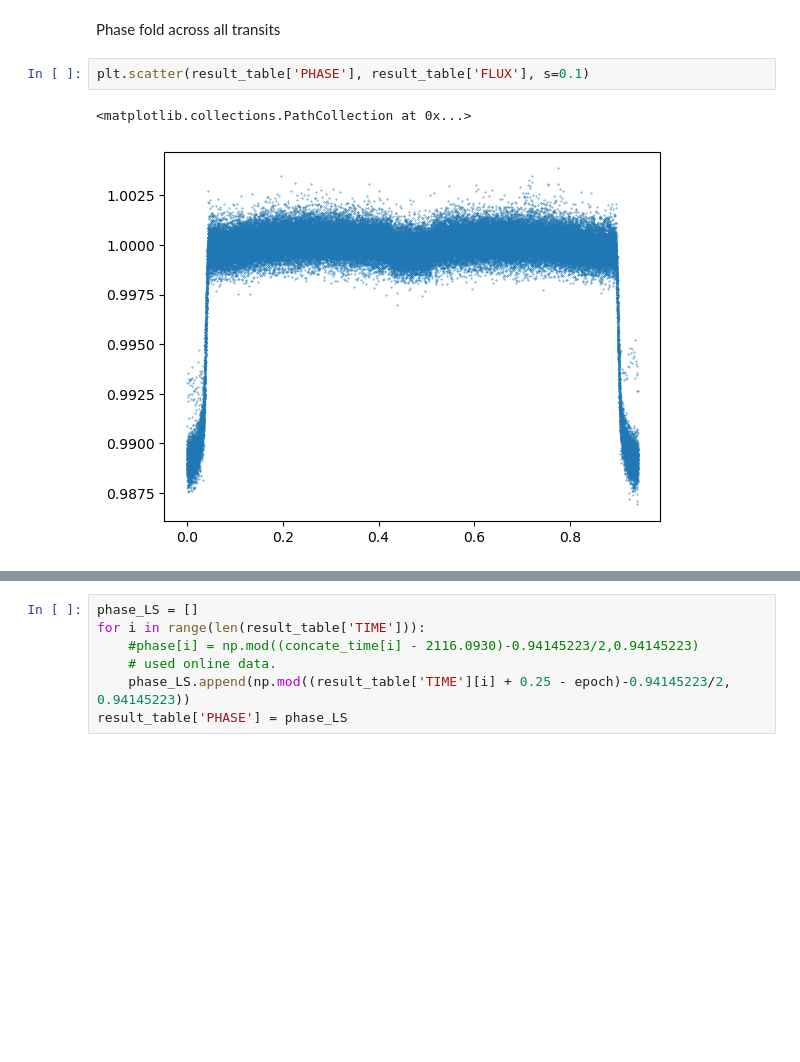
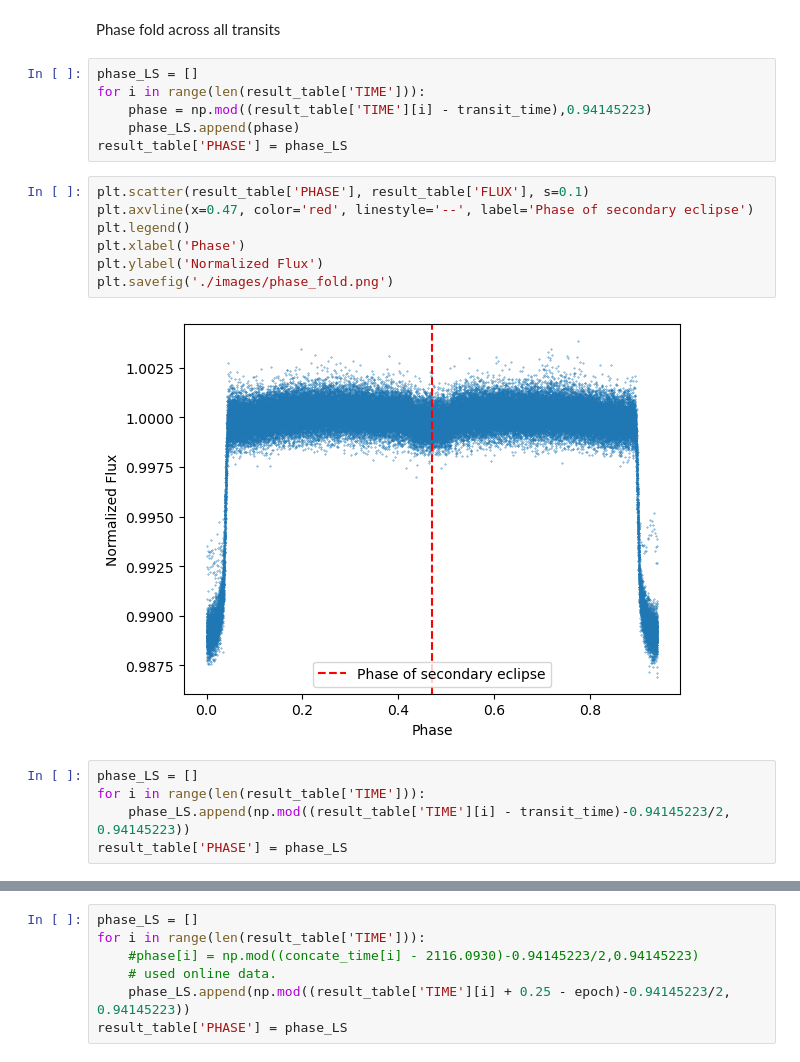
Before and after one commit to cassiemetzger/wasp_18b, a Jupyter notebook: project.ipynb, the cells around one changed output, grey strips where cells are left out. Drawn from its saved outputs; the diff is of its cells as text; blank space fills up the shorter version.

```diff
--- a/project.ipynb
+++ b/project.ipynb
@@ -320,7 +308,22 @@ plt.legend()
 # %% [markdown]
 Phase fold across all transits
-# %%
-plt.scatter(result_table['PHASE'], result_table['FLUX'], s=0.1)
-# %% [output]
-<matplotlib.collections.PathCollection at 0x...>
-[figure, removed]
+# %%
+phase_LS = []
+for i in range(len(result_table['TIME'])):
+    phase = np.mod((result_table['TIME'][i] - transit_time),0.94145223)
+    phase_LS.append(phase)
+result_table['PHASE'] = phase_LS
+# %%
+plt.scatter(result_table['PHASE'], result_table['FLUX'], s=0.1)
+plt.axvline(x=0.47, color='red', linestyle='--', label='Phase of secondary eclipse')
+plt.legend()
+plt.xlabel('Phase')
+plt.ylabel('Normalized Flux')
+plt.savefig('./images/phase_fold.png')
+# %% [output]
+[figure, added]
+# %%
+phase_LS = []
+for i in range(len(result_table['TIME'])):
+    phase_LS.append(np.mod((result_table['TIME'][i] - transit_time)-0.94145223/2, 0.94145223))
+result_table['PHASE'] = phase_LS
```
Also changed, not shown: parts of 92 cells of this notebook.
